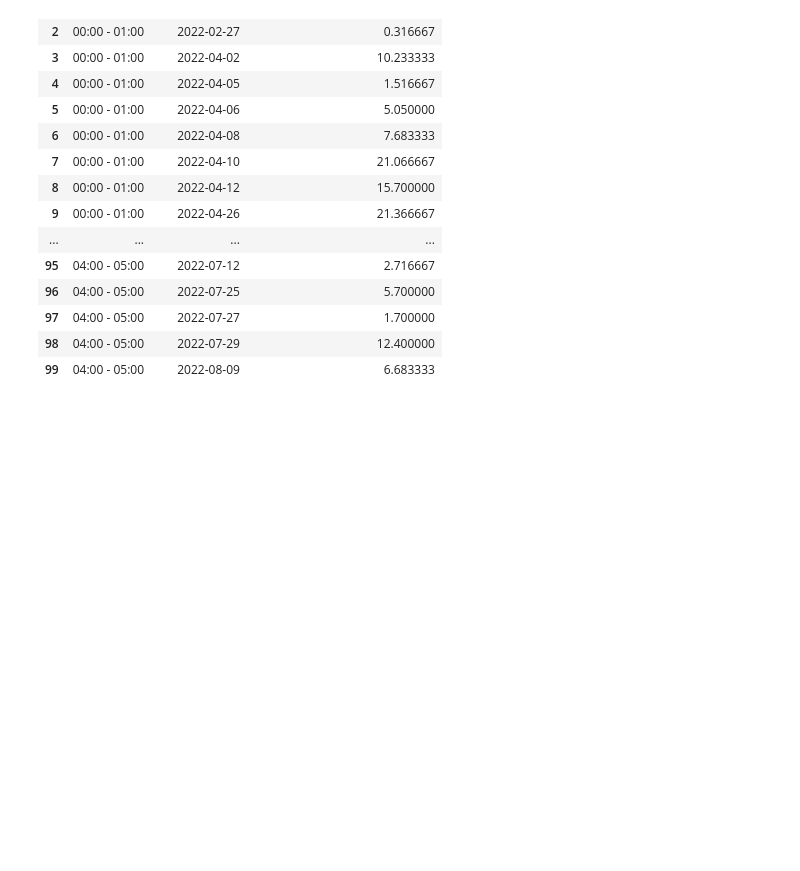
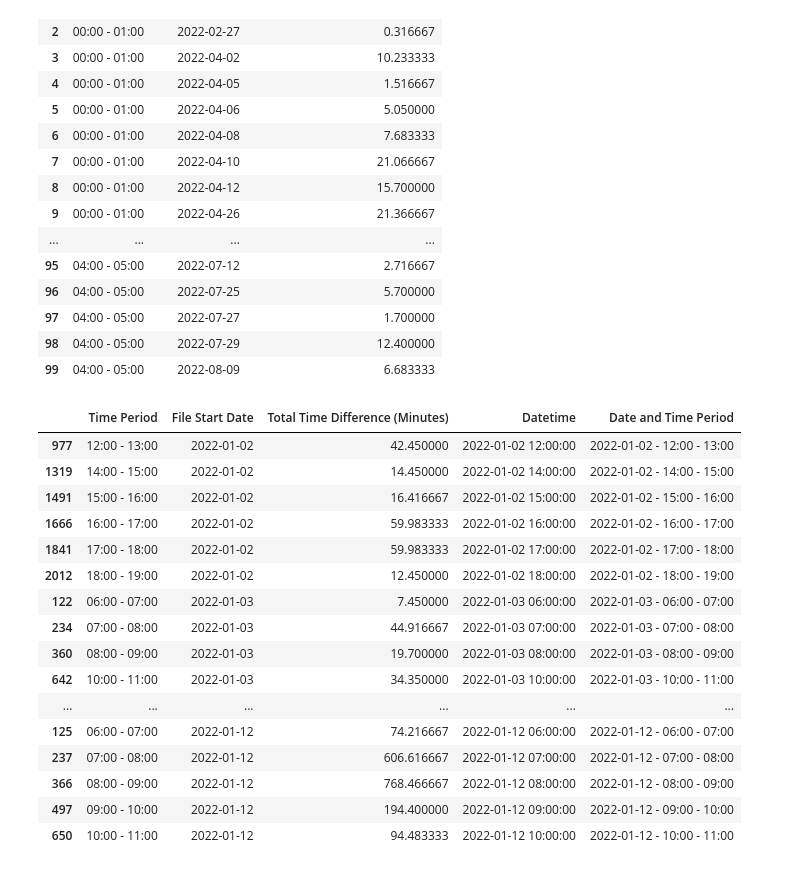
Before and after one commit to MichalI495002/S4-AI-JUGO-Assigment-, a Jupyter notebook: Data/Scripts/dataProcesing/dataProcessingSpliting.ipynb, the cells around one changed output. Saved outputs shown, nothing was run; the diff lists cells and outputs as text; code cells hidden in the pictures; blank space fills up the shorter version.

```diff
--- a/Data/Scripts/dataProcesing/dataProcessingSpliting.ipynb
+++ b/Data/Scripts/dataProcesing/dataProcessingSpliting.ipynb
@@ -309,4 +309,40 @@ grouped_data.head(100)
 | 97 | 04:00 - 05:00 | 2022-07-27 | 1.700000 |
 | 98 | 04:00 - 05:00 | 2022-07-29 | 12.400000 |
 | 99 | 04:00 - 05:00 | 2022-08-09 | 6.683333 |
+# %%
+import re
+
+# Function to convert time period and date into a single datetime object
+def convert_to_datetime(date_str, time_period):
+    start_hour = int(time_period.split(':')[0])
+    datetime_str = f"{date_str} {start_hour:02d}:00"
+    return datetime.strptime(datetime_str, '%Y-%m-%d %H:%M')
+
+# Applying the function to each row
+grouped_data['Datetime'] = grouped_data.apply(lambda row: convert_to_datetime(row['File Start Date'], row['Time Period']), axis=1)
+
+# Sorting the data by the new datetime column
+sorted_data = grouped_data.sort_values(by='Datetime')
+
+# Displaying the sorted data
+pd.set_option('display.max_rows', 100)
+sorted_data.head(100)
+# %% [output]
+|  | Time Period | File Start Date | Total Time Difference (Minutes) | Datetime | Date and Time Period |
+| 977 | 12:00 - 13:00 | 2022-01-02 | 42.450000 | 2022-01-02 12:00:00 | 2022-01-02 - 12:00 - 13:00 |
+| 1319 | 14:00 - 15:00 | 2022-01-02 | 14.450000 | 2022-01-02 14:00:00 | 2022-01-02 - 14:00 - 15:00 |
+| 1491 | 15:00 - 16:00 | 2022-01-02 | 16.416667 | 2022-01-02 15:00:00 | 2022-01-02 - 15:00 - 16:00 |
+| 1666 | 16:00 - 17:00 | 2022-01-02 | 59.983333 | 2022-01-02 16:00:00 | 2022-01-02 - 16:00 - 17:00 |
+| 1841 | 17:00 - 18:00 | 2022-01-02 | 59.983333 | 2022-01-02 17:00:00 | 2022-01-02 - 17:00 - 18:00 |
+| 2012 | 18:00 - 19:00 | 2022-01-02 | 12.450000 | 2022-01-02 18:00:00 | 2022-01-02 - 18:00 - 19:00 |
+| 122 | 06:00 - 07:00 | 2022-01-03 | 7.450000 | 2022-01-03 06:00:00 | 2022-01-03 - 06:00 - 07:00 |
+| 234 | 07:00 - 08:00 | 2022-01-03 | 44.916667 | 2022-01-03 07:00:00 | 2022-01-03 - 07:00 - 08:00 |
+| 360 | 08:00 - 09:00 | 2022-01-03 | 19.700000 | 2022-01-03 08:00:00 | 2022-01-03 - 08:00 - 09:00 |
+| 642 | 10:00 - 11:00 | 2022-01-03 | 34.350000 | 2022-01-03 10:00:00 | 2022-01-03 - 10:00 - 11:00 |
+| ... | ... | ... | ... | ... | ... |
+| 125 | 06:00 - 07:00 | 2022-01-12 | 74.216667 | 2022-01-12 06:00:00 | 2022-01-12 - 06:00 - 07:00 |
+| 237 | 07:00 - 08:00 | 2022-01-12 | 606.616667 | 2022-01-12 07:00:00 | 2022-01-12 - 07:00 - 08:00 |
+| 366 | 08:00 - 09:00 | 2022-01-12 | 768.466667 | 2022-01-12 08:00:00 | 2022-01-12 - 08:00 - 09:00 |
+| 497 | 09:00 - 10:00 | 2022-01-12 | 194.400000 | 2022-01-12 09:00:00 | 2022-01-12 - 09:00 - 10:00 |
+| 650 | 10:00 - 11:00 | 2022-01-12 | 94.483333 | 2022-01-12 10:00:00 | 2022-01-12 - 10:00 - 11:00 |
 # %%
```
Also changed, not shown: parts of 1 cell of this notebook, 2 other files.
